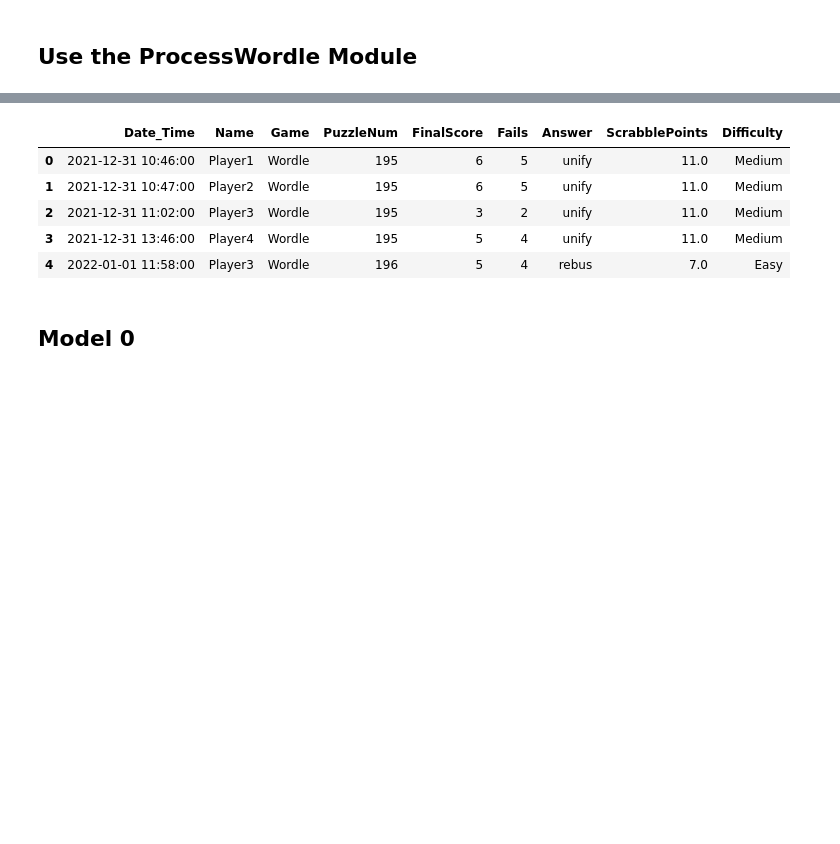
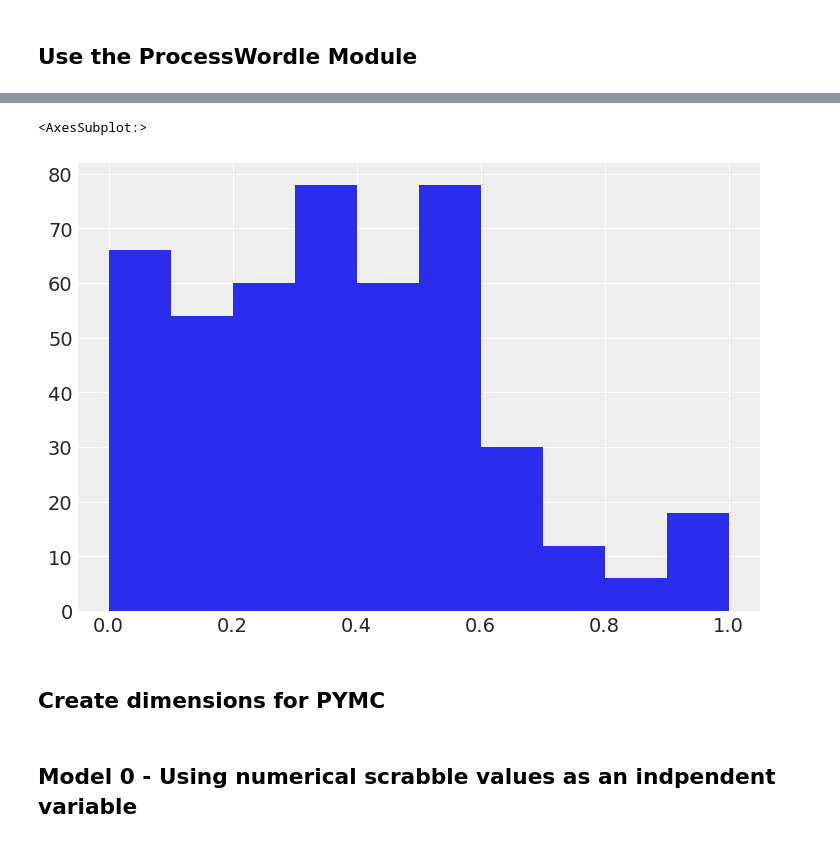
Before and after one commit to DJSherwood/wordle-analysis, a Jupyter notebook: BetterBinomial.ipynb, the cells around one changed output, grey strips where cells are left out. Cells and saved outputs as stored; diff of their text form; code cells hidden in the pictures; blank space fills up the shorter version.

```diff
--- a/BetterBinomial.ipynb
+++ b/BetterBinomial.ipynb
@@ -35,12 +47,15 @@ df = pd.read_csv(censoring.wordle_output)
 # %%
-# limit to the puzzle in which we last have words (396)
-df2 = df[ (df['PuzzleNum'] < 447) & (df['PuzzleNum'] != 421) & (df['Difficulty'] != 'Undefined')].copy()
+# limit to the puzzle in which we last have words
+df2 = df[ (df['PuzzleNum'] < 467) &
+         (df['PuzzleNum'] != 421) &
+         (df['Difficulty'] != 'Undefined') &
+         (df['Name'] != 'Player7') &
+         (df['Name'] != 'Player8')
+        ].copy()
+
+# how many players participated, per puzzle?
+puzzle_count_df = df2[['Name','PuzzleNum']].groupby(['PuzzleNum']).agg('count').reset_index()
+# list of puzzles which have 6 people, even
+list_of_puzzles = puzzle_count_df[ puzzle_count_df['Name'] == 6 ]['PuzzleNum'].tolist()
+# over-write previous dataframe
+df2 = df2[ df2['PuzzleNum'].isin(list_of_puzzles)].copy()
-# %%
-df2.head()
-# %% [output]
-|  | Date_Time | Name | Game | PuzzleNum | FinalScore | Fails | Answer | ScrabblePoints | Difficulty |
-| 0 | 2021-12-31 10:46:00 | Player1 | Wordle | 195 | 6 | 5 | unify | 11.0 | Medium |
-| 1 | 2021-12-31 10:47:00 | Player2 | Wordle | 195 | 6 | 5 | unify | 11.0 | Medium |
-| 2 | 2021-12-31 11:02:00 | Player3 | Wordle | 195 | 3 | 2 | unify | 11.0 | Medium |
-| 3 | 2021-12-31 13:46:00 | Player4 | Wordle | 195 | 5 | 4 | unify | 11.0 | Medium |
-| 4 | 2022-01-01 11:58:00 | Player3 | Wordle | 196 | 5 | 4 | rebus | 7.0 | Easy |
@@ -50 +62,13 @@ diff_factor, diff_categ = pd.factorize(df2['Difficulty'], sort=True)
+# %%
+# standardize the 'ScrabblePoints' field
+df2['StdScrblPts'] = ( df2['ScrabblePoints'] - df2['ScrabblePoints'].mean() ) / ( df2['ScrabblePoints'].std() + 1 )
+# min-max the 'ScrabblePoints' field
+df2['MMScrblPts'] = ( df2['ScrabblePoints']-df2['ScrabblePoints'].min())/(df['ScrabblePoints'].max()-df['ScrabblePoints'].min())
+# display
+df2['MMScrblPts'].hist()
+# %% [output]
+<AxesSubplot:>
+[figure, added]
+# %% [markdown]
+## Create dimensions for PYMC
 # %%
@@ -55,6 +84,6 @@ coords = {
 }
 # %% [markdown]
-## Model 0
+## Model 0 - Using numerical scrabble values as an indpendent variable
 # %%
 with pm.Model(coords=coords) as BB0:
 
```
Also changed, not shown: parts of 28 cells of this notebook, 2 other files.
